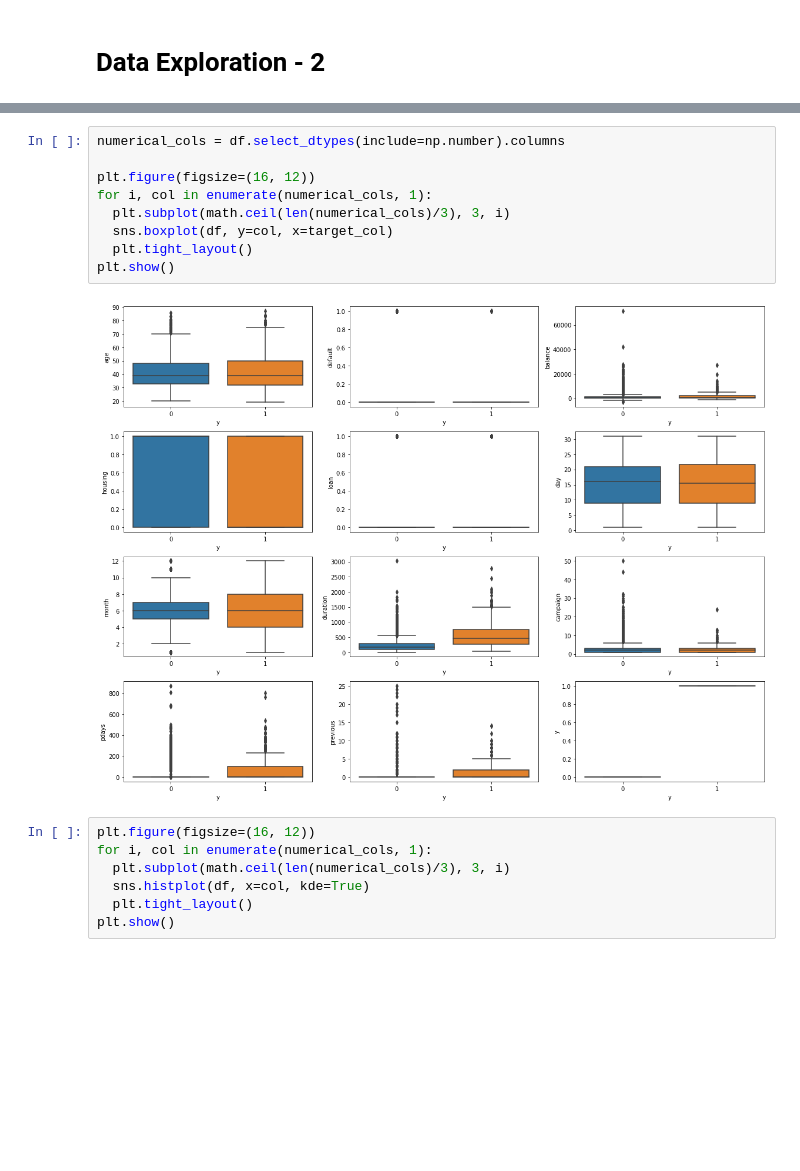
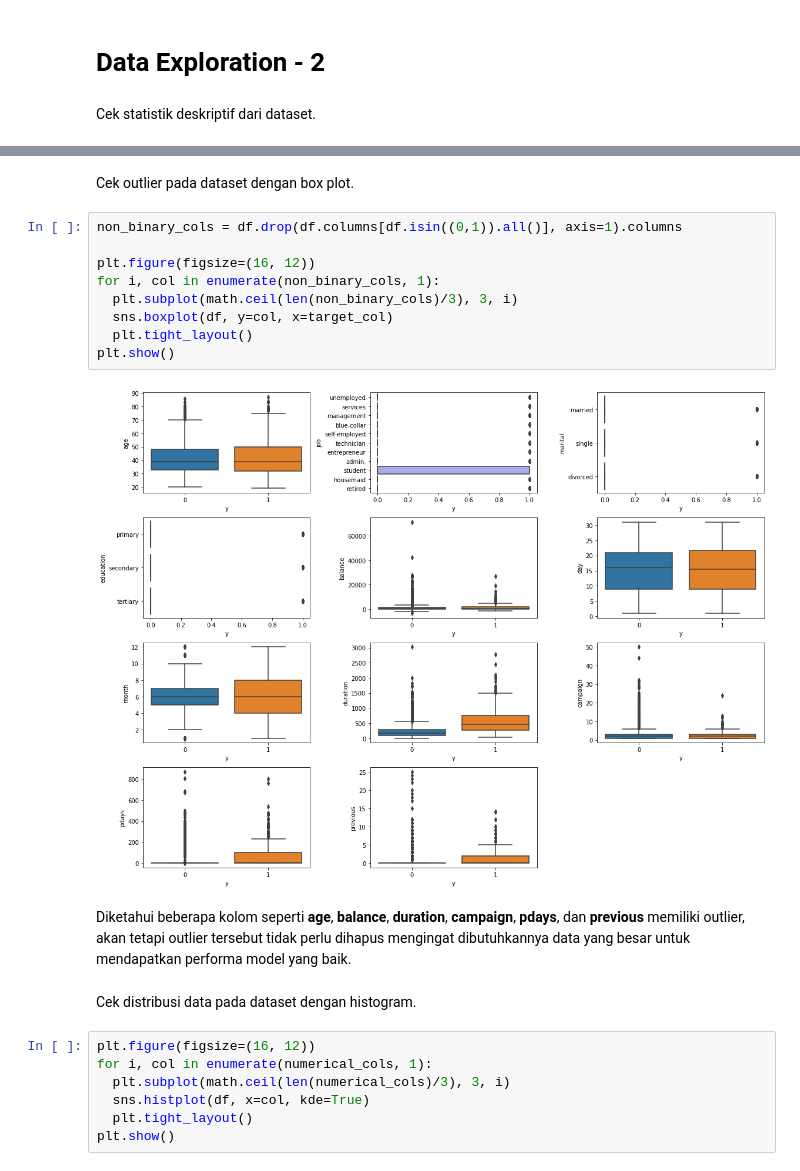
Before and after one commit to alxxtexxr/H8_3, a Jupyter notebook: PYTN_Assgn_3_3_Alim Tegar Wicaksono.ipynb, the cells around one changed output, grey strips where cells are left out. Saved outputs shown, nothing was run; the diff lists cells and outputs as text; blank space fills up the shorter version.

```diff
--- a/PYTN_Assgn_3_3_Alim Tegar Wicaksono.ipynb
+++ b/PYTN_Assgn_3_3_Alim Tegar Wicaksono.ipynb
@@ -157,6 +180,8 @@ plot_categorical_cols(np.setdiff1d(categorical_cols, ['contact', 'poutcome']))
 [figure]
 # %% [markdown]
 # Data Exploration - 2
+# %% [markdown]
+Cek statistik deskriptif dari dataset.
 # %%
 df.describe()
 # %% [output]
@@ -169,17 +194,23 @@ df.describe()
 | 50% | 39.000000 | 0.000000 | 440.000000 | 1.000000 | 0.000000 | 16.000000 | 6.000000 | 187.000000 | 2.000000 | -1.000000 | 0.000000 | ... |
 | 75% | 48.000000 | 0.000000 | 1456.000000 | 1.000000 | 0.000000 | 21.000000 | 8.000000 | 329.000000 | 3.000000 | -1.000000 | 0.000000 | ... |
 | max | 87.000000 | 1.000000 | 71188.000000 | 1.000000 | 1.000000 | 31.000000 | 12.000000 | 3025.000000 | 50.000000 | 871.000000 | 25.000000 | ... |
+# %% [markdown]
+Cek outlier pada dataset dengan box plot.
 # %%
-numerical_cols = df.select_dtypes(include=np.number).columns
+non_binary_cols = df.drop(df.columns[df.isin((0,1)).all()], axis=1).columns
 
 plt.figure(figsize=(16, 12))
-for i, col in enumerate(numerical_cols, 1):
-  plt.subplot(math.ceil(len(numerical_cols)/3), 3, i)
+for i, col in enumerate(non_binary_cols, 1):
+  plt.subplot(math.ceil(len(non_binary_cols)/3), 3, i)
   sns.boxplot(df, y=col, x=target_col)
   plt.tight_layout()
 plt.show()
 # %% [output]
-[figure, old version]
+[figure, new version]
+# %% [markdown]
+Diketahui beberapa kolom seperti **age**, **balance**, **duration**, **campaign**, **pdays**, dan **previous** memiliki outlier, akan tetapi outlier tersebut tidak perlu dihapus mengingat dibutuhkannya data yang besar untuk mendapatkan performa model yang baik.
+# %% [markdown]
+Cek distribusi data pada dataset dengan histogram.
 # %%
 plt.figure(figsize=(16, 12))
 for i, col in enumerate(numerical_cols, 1):
```
Also changed, not shown: parts of 69 cells of this notebook, 1 other file.
